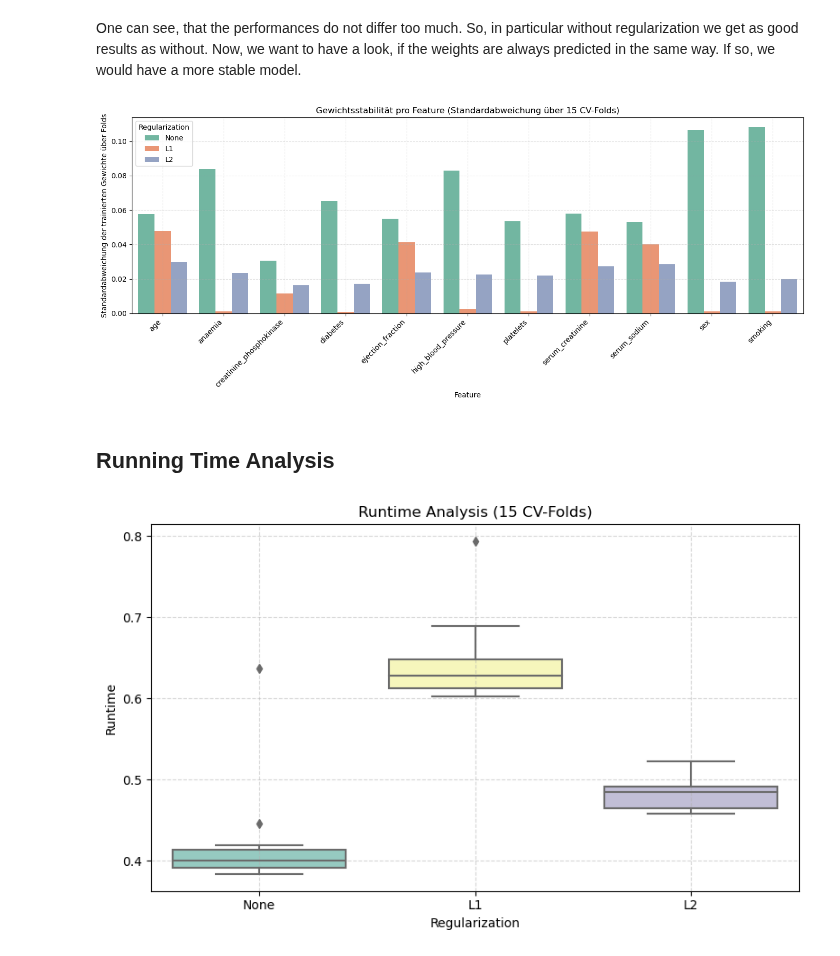
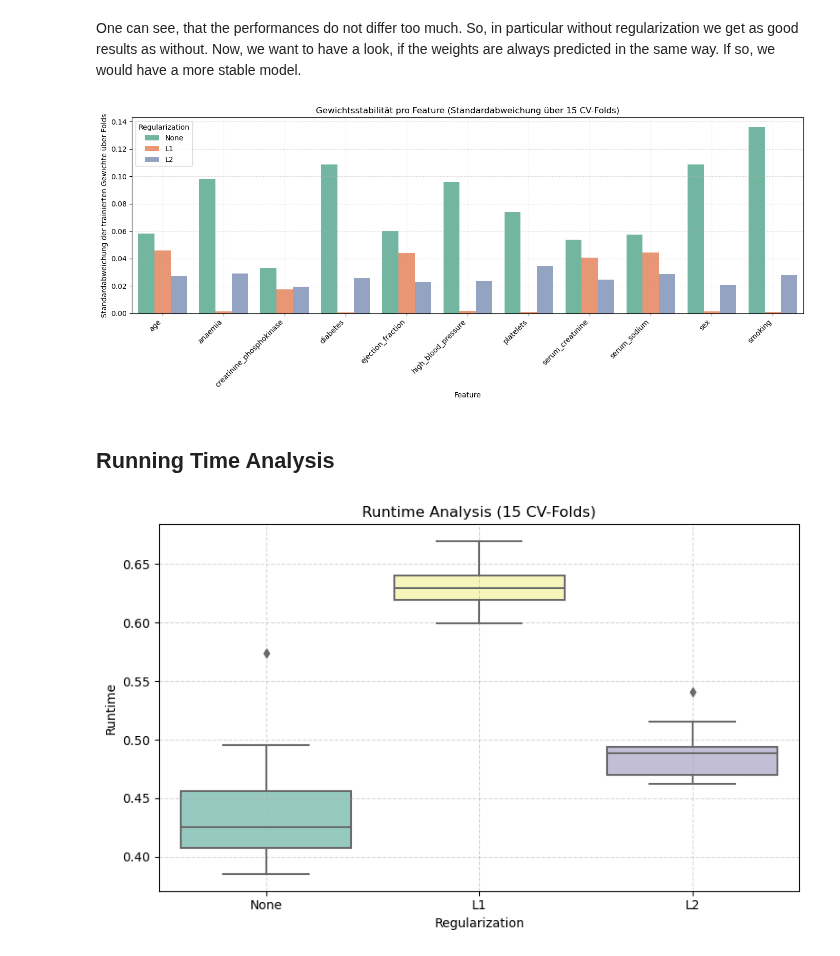
Before and after one commit to FelixFritz02/MasterKL, a Jupyter notebook: AI Numerics/Data Challenge/Logistic_Regression.ipynb, the cells around one changed output. Saved outputs shown, nothing was run; the diff lists cells and outputs as text; code cells hidden in the pictures.

```diff
--- a/AI Numerics/Data Challenge/Logistic_Regression.ipynb
+++ b/AI Numerics/Data Challenge/Logistic_Regression.ipynb
@@ -313,12 +313,12 @@ Choose $\alpha = $ for L1-Regularization.
 # %% [markdown]
 ## **Compare models with different regularizations by using crossvalidation**
 # %%
-from sklearn.model_selection import KFold
+from sklearn.model_selection import StratifiedKFold
 from sklearn.metrics import accuracy_score
 from sklearn.metrics import classification_report, confusion_matrix, roc_auc_score
 
 
-kf = KFold(n_splits=15, shuffle=True, random_state=42)
+kf = StratifiedKFold(n_splits=10, shuffle=True, random_state=42)
 
 
 all_aucs = []
@@ -330,7 +330,7 @@ for regularization, learning_rate, alpha in zip([None, 'l1', 'l2'], [0.5, 0.006,
     roc_aucs = []
 
     # Cross-Validation Schleife
-    for fold, (train_index, val_index) in enumerate(kf.split(X)):
+    for fold, (train_index, val_index) in enumerate(kf.split(X,y)):
         X_train_fold = X.iloc[train_index]
         y_train_fold = y.iloc[train_index]
         X_val_fold = X.iloc[val_index]
@@ -407,0 +428,16 @@ plt.show()
+# %%
+import pandas as pd
+
+models = ['None', 'L1', 'L2']
+data = []
+
+for i, model in enumerate(models):
+    for fold in range(len(all_accuracies[i])):
+        data.append({
+            'Modell': model,
+            'Fold': fold + 1,           # Fold von 1 bis 10
+            'ROC AUC': all_aucs[i][fold],
+            'Accuracy': all_accuracies[i][fold]
+        })
+
+model_evaluation = pd.DataFrame(data)
@@ -478,7 +532,7 @@ weight_tracking = defaultdict(list)
 for reg, lr, alpha in zip([None, 'l1', 'l2'], [0.5, 0.006, 1], [None, 0.025, 0.05]):
     reg_name = 'None' if reg is None else reg.upper()
 
-    for fold, (train_index, val_index) in enumerate(kf.split(X)):
+    for fold, (train_index, val_index) in enumerate(kf.split(X,y)):
         X_train_fold = X.iloc[train_index]
         y_train_fold = y.iloc[train_index]
 
@@ -519,7 +573,7 @@ plt.grid(True, linestyle='--', alpha=0.4)
 plt.tight_layout()
 plt.show()
 # %% [output]
-[figure, old version]
+[figure, new version]
 # %% [markdown]
 ## **Running Time Analysis**
 # %%
@@ -532,36 +586,38 @@ for reg, lr, alpha in zip([None, 'l1', 'l2'], [0.5, 0.006, 1], [None, 0.025, 0.0
     running_times = []
     reg_name = 'None' if reg is None else reg.upper()
 
-    for fold, (train_index, val_index) in enumerate(kf.split(X)):
+    for fold, (train_index, val_index) in enumerate(kf.split(X,y)):
         X_train_fold = X.iloc[train_index]
         y_train_fold = y.iloc[train_index]
 
         model = LR_complete(input_dimensions=X.shape[1])
 
         start_time = time.time()
         model.fit(X_train_fold, y_train_fold,
                   regularization=reg, alpha=alpha, learning_rate=lr)
         end_time = time.time()
 
         runtime = end_time - start_time
         running_times.append(runtime)
 
     all_running_times.extend(running_times)
     reg_names.extend([reg_name] * len(running_times))
 
 
-
-
 runtime_df = pd.DataFrame({
     'Regularization': reg_names,
     'Runtime': all_running_times
 })
+
+
+# Use information in model_evaluation
+model_evaluation['Running_Time'] = runtime_df['Runtime'].values
 
 plt.figure(figsize=(8, 5))
 sns.boxplot(data=runtime_df, x='Regularization', y='Runtime', palette='Set3')
 plt.title("Runtime Analysis (15 CV-Folds)")
 plt.grid(True, linestyle='--', alpha=0.5)
 plt.tight_layout()
 plt.show()
 # %% [output]
-[figure, old version]
+[figure, new version]
```
Also changed, not shown: parts of 6 cells of this notebook, 3 other files.
